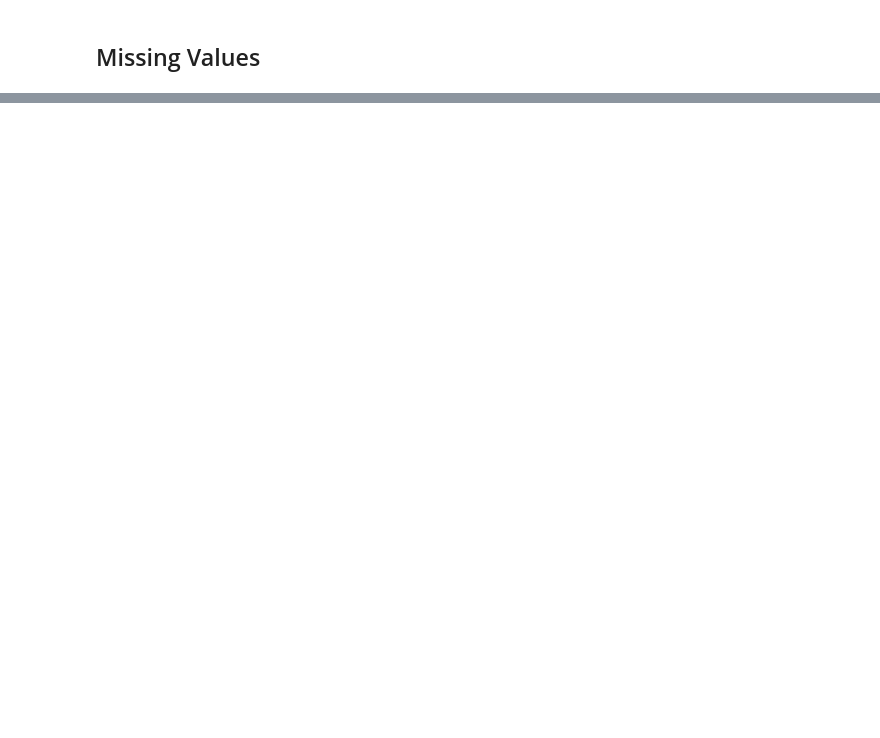
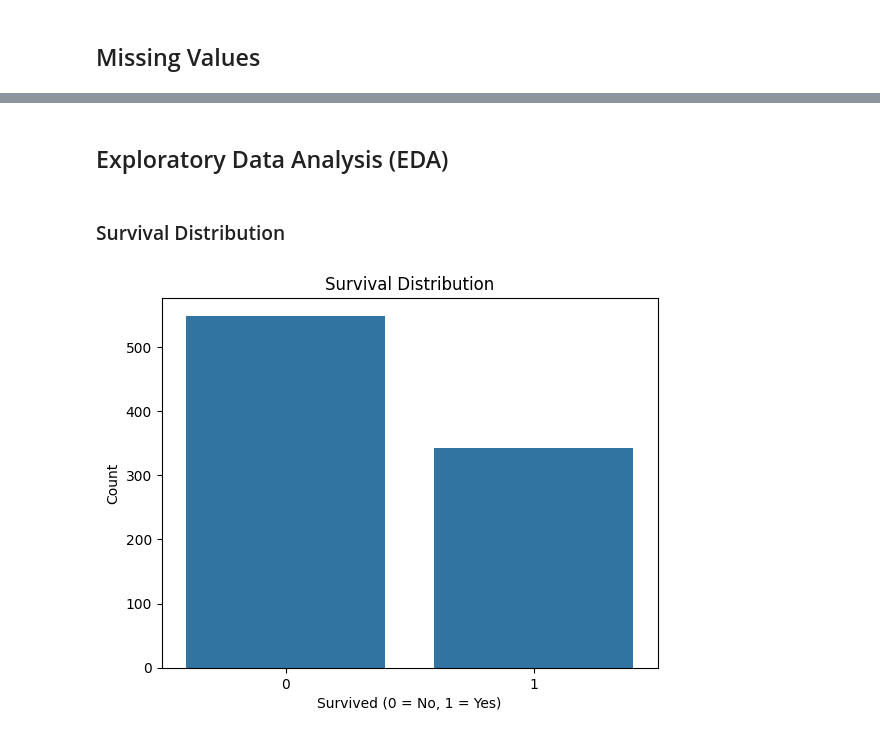
Before and after one commit to TalhaHamdees/titanic-survival-prediction, a Jupyter notebook: notebooks/01_data_exploration.ipynb, the cells around one changed output, grey strips where cells are left out. Saved outputs shown, nothing was run; the diff lists cells and outputs as text; code cells hidden in the pictures; blank space fills up the shorter version.

```diff
--- a/notebooks/01_data_exploration.ipynb
+++ b/notebooks/01_data_exploration.ipynb
@@ -19,0 +20,2 @@ ModuleNotFoundError: No module named 'numpy'
+# %%
+df = pd.read_csv('data/train.csv')
@@ -28,0 +183,12 @@ ModuleNotFoundError: No module named 'numpy'
+# %% [markdown]
+## Exploratory Data Analysis (EDA)
+# %% [markdown]
+### Survival Distribution
+# %%
+sns.countplot(x='Survived', data=df)
+plt.title('Survival Distribution')
+plt.xlabel('Survived (0 = No, 1 = Yes)')
+plt.ylabel('Count')
+plt.show()
+# %% [output]
+[figure, added]
```
Also changed, not shown: parts of 33 cells of this notebook.
